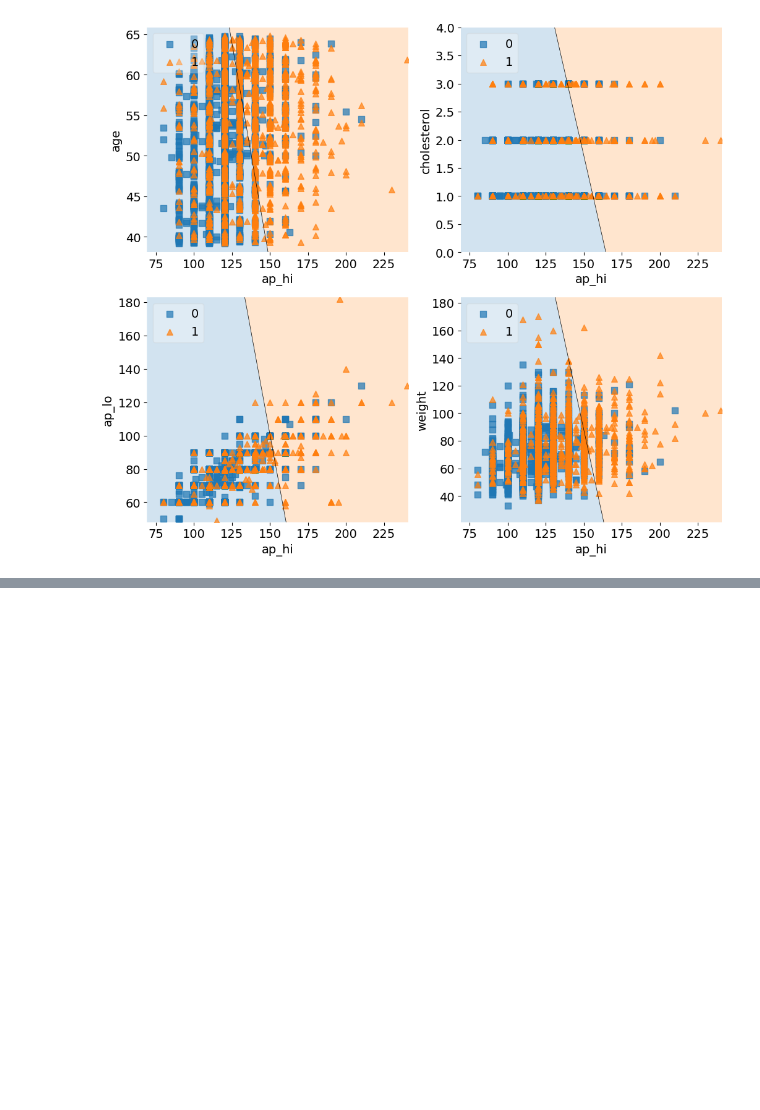
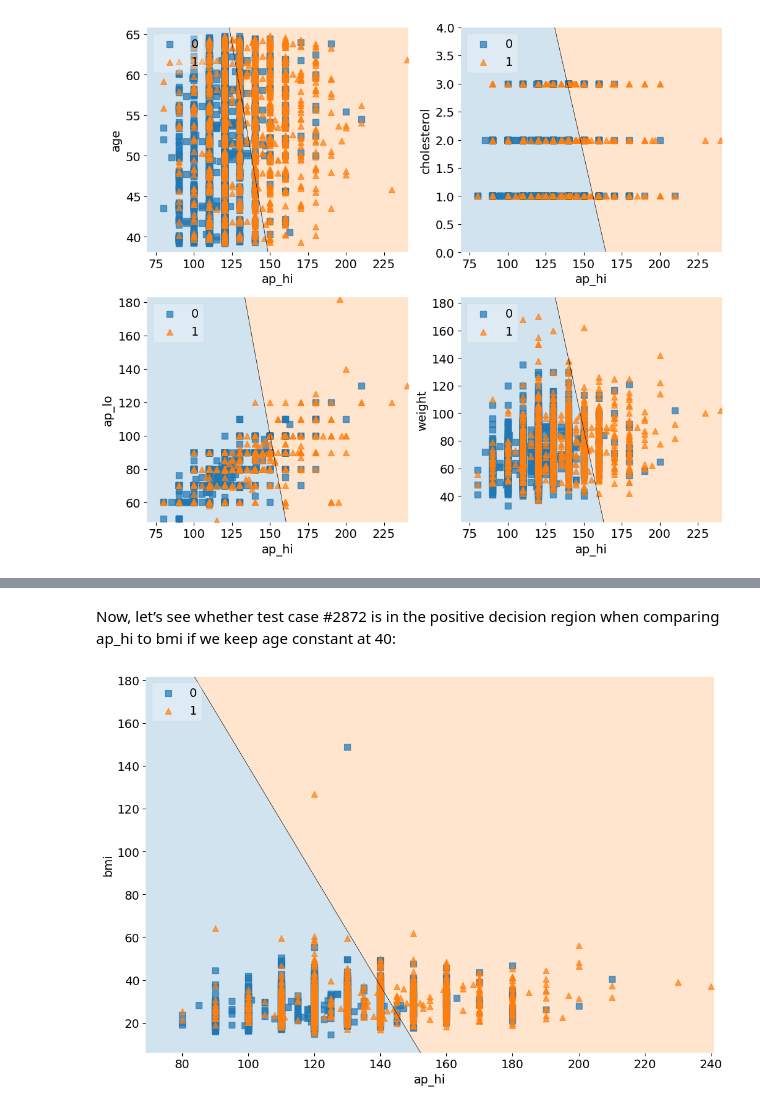
Before and after one commit to Chirag314/Interpretable-machine-learning, a Jupyter notebook: CVD.ipynb, the cells around one changed output, grey strips where cells are left out. Cells and saved outputs as stored; diff of their text form; code cells hidden in the pictures; blank space fills up the shorter version.

```diff
--- a/CVD.ipynb
+++ b/CVD.ipynb
@@ -307,0 +340,2 @@ plt.show()
+# %%
+X2=X2.drop(['weight','height'],axis=1)
@@ -307,0 +356,19 @@ plt.show()
+# %% [markdown]
+Now, let’s see whether test case #2872 is in the positive decision region when comparing ap_hi to bmi if we keep age constant at 40:
+# %%
+filler_feature_values2 = {
+    "age": 40, "gender": 1, "ap_hi": 110,
+    "ap_lo": 70, "cholesterol": 1, "gluc": 1,
+    "smoke": 0, "alco":0, "active":1, "bmi":20
+}
+X2_highlight = np.reshape(
+    np.concatenate(([1],X2_test.iloc[2872].to_numpy())), (1, 11)
+)
+fig, ax = plt.subplots(1,1, figsize=(12,8))
+mldatasets.create_decision_plot(
+    X2_test, y_test, log_result2,
+    ["ap_hi", "bmi"], None, X2_highlight,
+    filler_feature_values2, ax=ax)
+plt.show()
+# %% [output]
+[figure, added]
```
Also changed, not shown: parts of 7 cells of this notebook.
